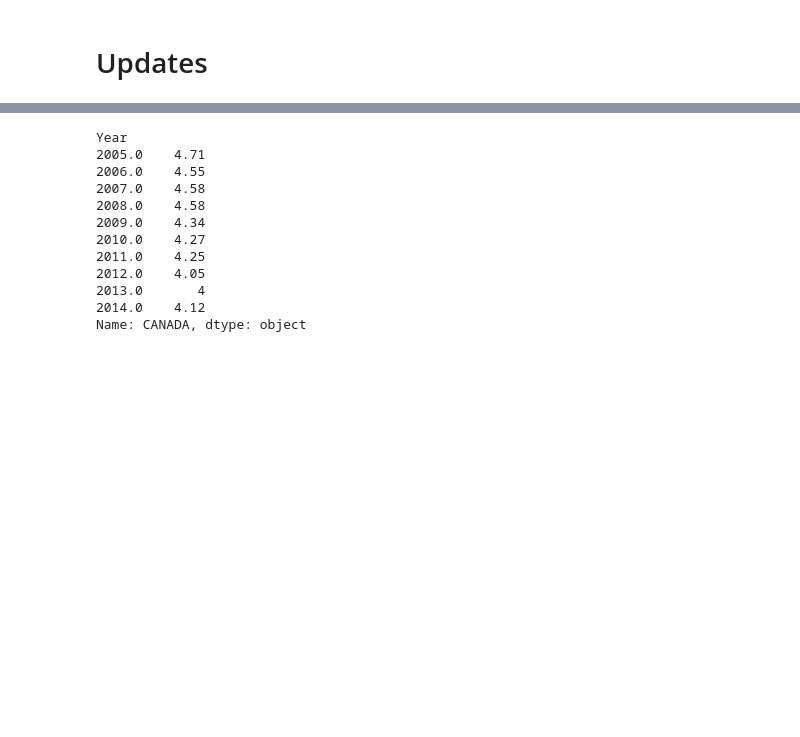
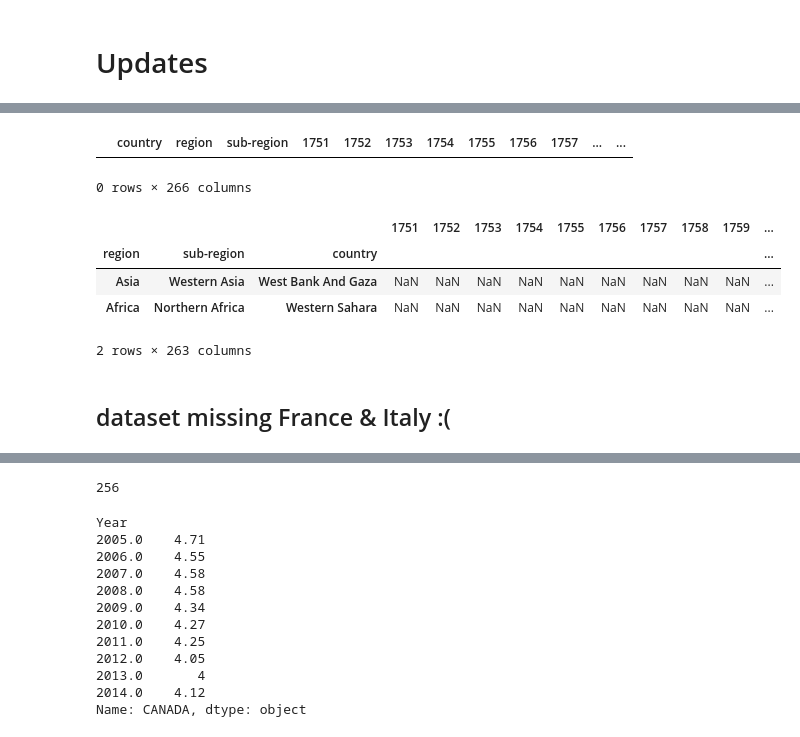
Before and after one commit to limegimlet/data_analysis_gapminder_co2, a Jupyter notebook: gapminder/make_df.ipynb, the cells around one changed output, grey strips where cells are left out. Saved outputs shown, nothing was run; the diff lists cells and outputs as text; code cells hidden in the pictures; blank space fills up the shorter version.

```diff
--- a/gapminder/make_df.ipynb
+++ b/gapminder/make_df.ipynb
@@ -555,3 +578,21 @@ memory usage: 1.6+ MB
+# %%
+# any missing regions?
+test.loc[test['region'].isnull()]
+# %% [output]
+|  | country | region | sub-region | 1751 | 1752 | 1753 | 1754 | 1755 | 1756 | 1757 | ... | ... |
+0 rows × 266 columns
+# %%
+# any null rows?
+
+test.set_index(['region', 'sub-region', 'country']).loc[test.set_index(['region', 'sub-region', 'country']).sum(1)==0]
+# %% [output]
+|  |  |  | 1751 | 1752 | 1753 | 1754 | 1755 | 1756 | 1757 | 1758 | 1759 | ... |
+| region | sub-region | country |  |  |  |  |  |  |  |  |  | ... |
+| Asia | Western Asia | West Bank And Gaza | NaN | NaN | NaN | NaN | NaN | NaN | NaN | NaN | NaN | ... |
+| Africa | Northern Africa | Western Sahara | NaN | NaN | NaN | NaN | NaN | NaN | NaN | NaN | NaN | ... |
+2 rows × 263 columns
+# %% [markdown]
+## dataset missing France & Italy :(
 # %%
 # more recent CO2
 
@@ -568,6 +609,12 @@ new_co2.head()
 | 5 | AFGHANISTAN | 1951.0 | 25.0 | 7 | 18 | ... |
 | 6 | AFGHANISTAN | 1952.0 | 25.0 | 9 | 17 | ... |
 | 7 | AFGHANISTAN | 1953.0 | 29.0 | 10 | 18 | ... |
+# %%
+# how many countries? Existing has 201
+
+len(new_co2['Nation'].unique())
+# %% [output]
+256
 # %%
 # get p.c. values
 new_co2.pivot('Nation', 'Year','Per capita CO2 emissions (metric tons of carbon)').loc['CANADA',2005:2014]
```
Also changed, not shown: parts of 6 cells of this notebook.
